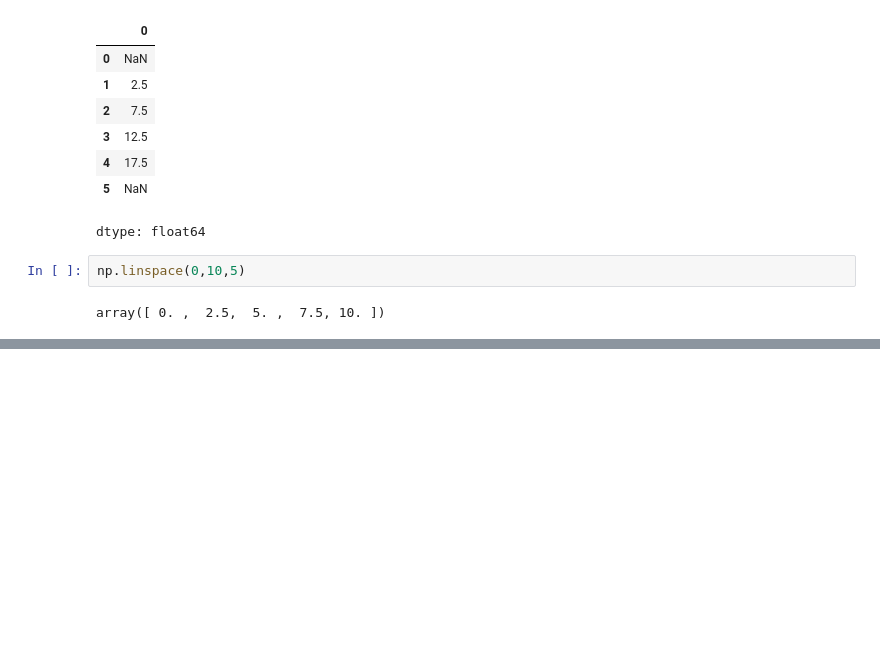
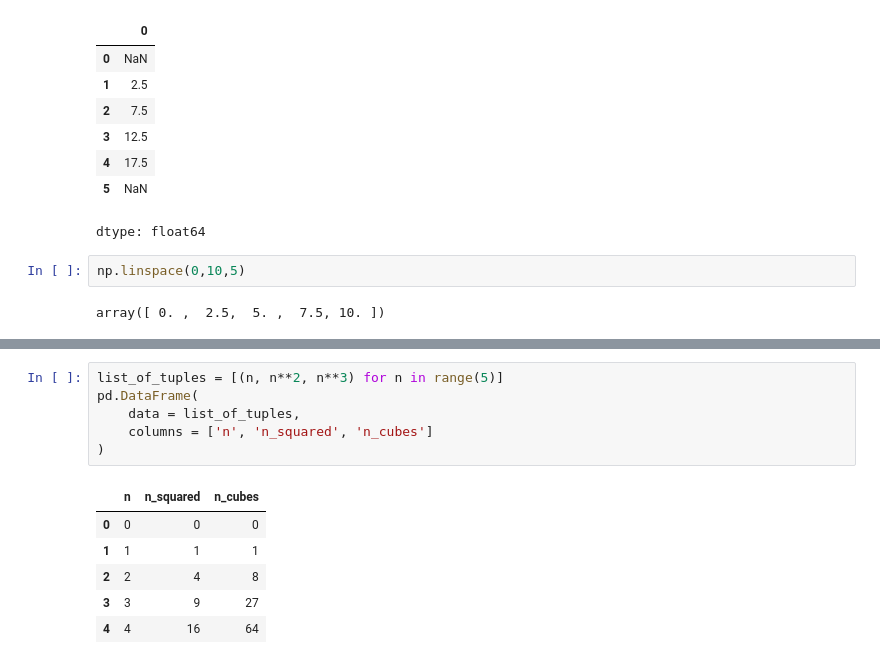
Before and after one commit to OfTheByteQuest/Data-Analytics-Learning-and-Projects, a Jupyter notebook: Chapter-2/Chapter-2.ipynb, the cells around one changed output, grey strips where cells are left out. Saved outputs shown, nothing was run; the diff lists cells and outputs as text; blank space fills up the shorter version.

```diff
--- a/Chapter-2/Chapter-2.ipynb
+++ b/Chapter-2/Chapter-2.ipynb
@@ -170,0 +229,13 @@ array([ 0. ,  2.5,  5. ,  7.5, 10. ])
+# %%
+list_of_tuples = [(n, n**2, n**3) for n in range(5)]
+pd.DataFrame(
+    data = list_of_tuples,
+    columns = ['n', 'n_squared', 'n_cubes']
+)
+# %% [output]
+|  | n | n_squared | n_cubes |
+| 0 | 0 | 0 | 0 |
+| 1 | 1 | 1 | 1 |
+| 2 | 2 | 4 | 8 |
+| 3 | 3 | 9 | 27 |
+| 4 | 4 | 16 | 64 |
```
Also changed, not shown: parts of 16 cells of this notebook.
